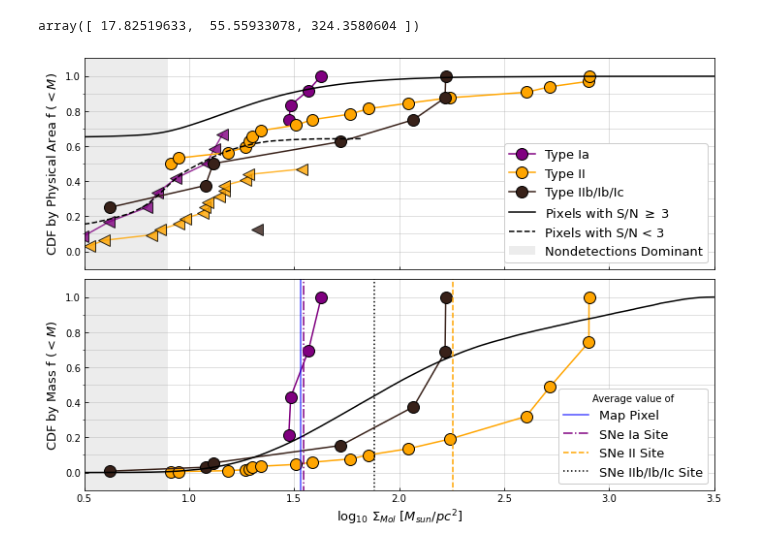
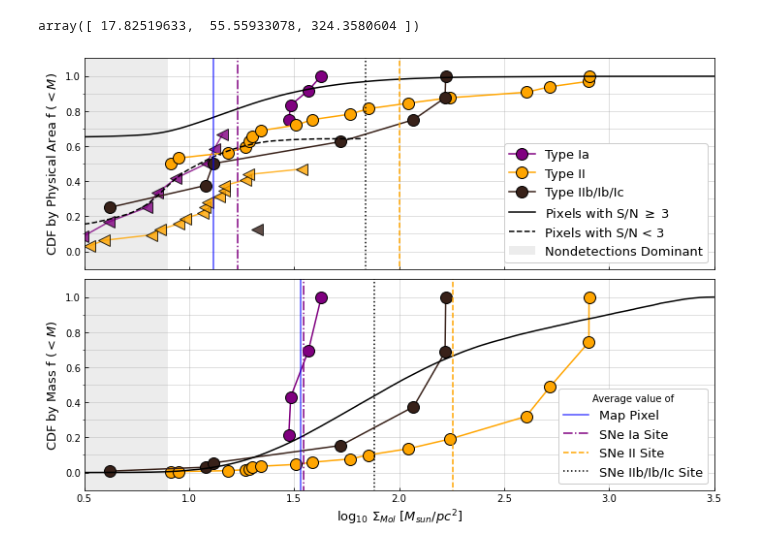
Before and after one commit to NessMayker/SNeCO, a Jupyter notebook: Code/3.2b_Plots_CDFs_150pc.ipynb, the cells around one changed output. Cells and saved outputs as stored; diff of their text form; code cells hidden in the pictures.

Commit message:
small edits to CDF plots

```diff
--- a/Code/3.2b_Plots_CDFs_150pc.ipynb
+++ b/Code/3.2b_Plots_CDFs_150pc.ipynb
@@ -345,36 +345,40 @@ axs[0].plot(logCDFSN_D_SM_SESN_x, CDFSN_D_SM_SESN_y, marker = 'o', ms = ms, colo
 axs[0].plot(logCDFSN_ND_SM_SESN_x, CDFSN_ND_SM_SESN_y, marker = '<',color = color3of3,mec='black', ms = ms, alpha = 0.8)
 axs[0].plot(logCDFAP_D_SM_x, AP_D_SM_PP_y, color = 'black', linestyle = '-', label = 'Pixels with S/N $\geq$ 3')
 axs[0].plot(logCDFAP_ND_SM_x, AP_ND_SM_PP_y, color = 'black', linestyle = '--', label = 'Pixels with S/N < 3')
+axs[0].axvline(x=np.log10(13),ymin=-0.1,ymax=1.1, ls="-", color="blue", alpha=0.7)
+axs[0].axvline(x=np.log10(17),ymin=-0.1,ymax=1.1, ls="-.", color="purple", alpha=1.0)
+axs[0].axvline(x=np.log10(100),ymin=-0.1,ymax=1.1, ls="--", color="orange", alpha=1.0)
+axs[0].axvline(x=np.log10(69),ymin=-0.1,ymax=1.1, ls=":", color="black", alpha=1.0)
 
 axs[0].yaxis.set_minor_locator(minor_locator)
 axs[0].grid(which='both', alpha=0.5)
 axs[0].legend(frameon=True,loc='lower right', facecolor='white', framealpha=1, fontsize=fontsize)
 axs[0].tick_params(axis='both', direction = "in")
 
 axs[1].set_xlabel(r'$\log_{10}$ $\Sigma_{Mol}$ $[M_{sun}/pc^2]$', fontsize=fontsize)
 axs[1].set_ylabel(r'CDF by Mass f $ (<M$)', fontsize=fontsize)
 axs[1].axvspan(xmin=0.5, xmax=np.log10(7.9), facecolor="gray", alpha=0.15)
 axs[1].set_xlim(0.5, 3.5)
 axs[1].set_ylim(-0.1, 1.1)
 axs[1].plot(logCDFSN_D_only_SM_Ia_x, logCDFSN_D_only_SM_Ia_y, marker = 'o', ms = ms, color = "purple",mec='black', alpha = 1.0)
 axs[1].plot(logCDFSN_D_only_SM_II_x, logCDFSN_D_only_SM_II_y, marker = 'o', ms = ms, color = "orange", mec='black', alpha = 1.0)
 axs[1].plot(logCDFSN_D_only_SM_SESN_x, logCDFSN_D_only_SM_SESN_y, marker = 'o', ms = ms, color = color3of3,mec='black', alpha = 1.0)
 axs[1].plot(logCDFAP_D_only_SM_x, logCDFAP_D_only_SM_PP_y, color = 'black', linestyle = '-')
 axs[1].yaxis.set_minor_locator(minor_locator)
 axs[1].grid(which='both', alpha=0.5)
 axs[1].axvline(x=np.log10(34),ymin=-0.1,ymax=1.1,label="Map Pixel", ls="-", color="blue", alpha=0.7)
 axs[1].axvline(x=np.log10(35),ymin=-0.1,ymax=1.1,label="SNe Ia Site", ls="-.", color="purple", alpha=1.0)
 axs[1].axvline(x=np.log10(180),ymin=-0.1,ymax=1.1,label="SNe II Site", ls="--", color="orange", alpha=1.0)
 axs[1].axvline(x=np.log10(76),ymin=-0.1,ymax=1.1,label="SNe IIb/Ib/Ic Site", ls=":", color="black", alpha=1.0)
 
 axs[1].legend(frameon=True,loc='lower right', facecolor='white', framealpha=1, title="Average value of", fontsize=fontsize)
 axs[1].tick_params(axis='both', direction = "in")
 plt.tight_layout()
 plt.savefig('../Figures/CDF_Mass_ByType.png', dpi=300)
 plt.show()
 plt.close()
 # %% [output]
-[figure, old version]
+[figure, new version]
 # %%
 # Edited until here - CDFs all have different naming scheme now, below code will not run until names changed
 # %%
```
Also changed, not shown: 1 other file.
